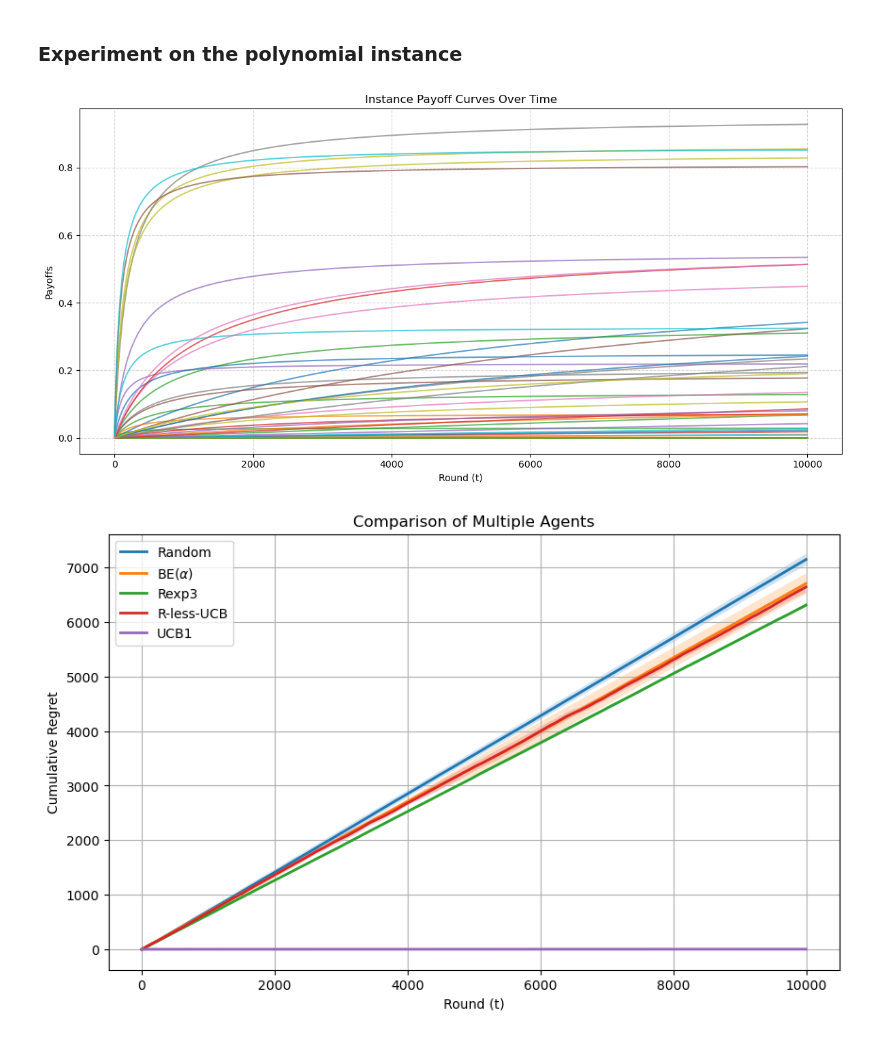
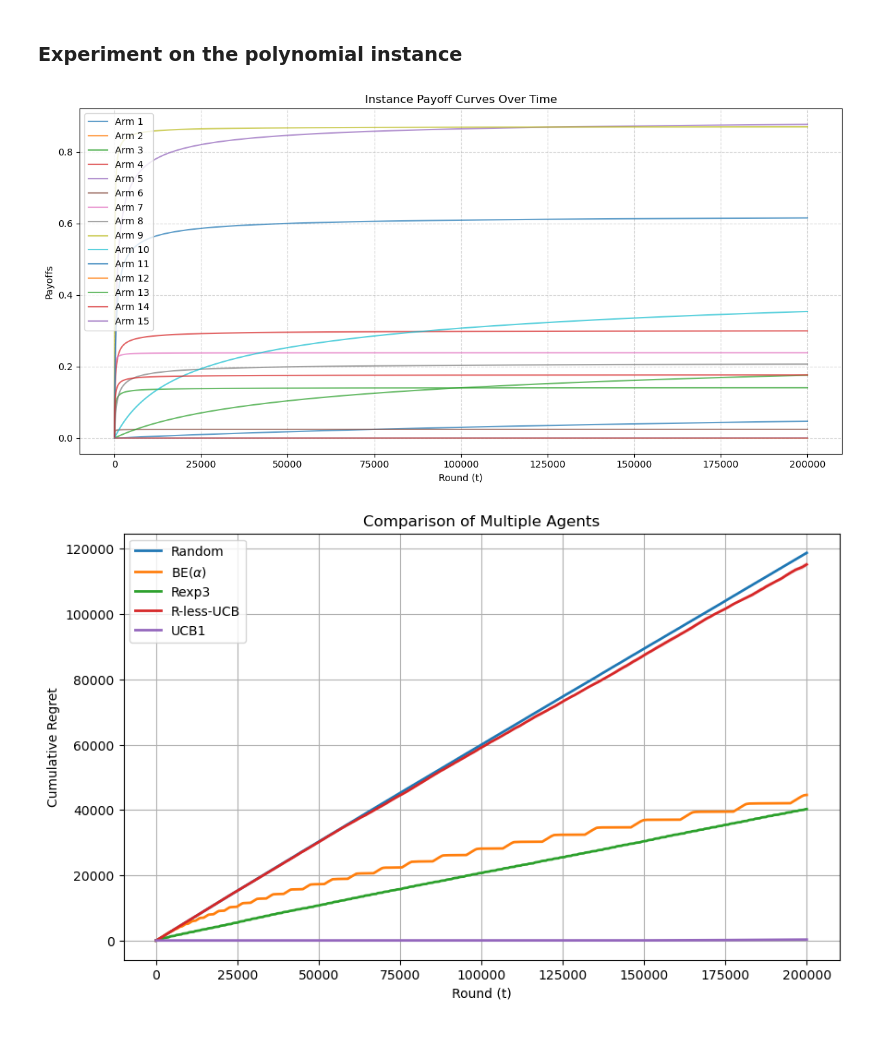
Before and after one commit to m1gwings/rcbealpha-experiments, a Jupyter notebook: bealpha-experiments.ipynb, the cells around one changed output. Saved outputs shown, nothing was run; the diff lists cells and outputs as text; code cells hidden in the pictures.

```diff
--- a/bealpha-experiments.ipynb
+++ b/bealpha-experiments.ipynb
@@ -301,11 +301,11 @@ class ExponentialInstance:
 # %% [markdown]
 ### Polynomial instance
 # %%
-class PolynomialInstance:
+class PolynomialInstance(Instance):
     def __init__(self, K, seed):
-        self.K = K
+        super().__init__(K)
+
         rng = np.random.default_rng(seed=seed)
-
         self.c = 1 - rng.random(K)
         self.a = 1 - rng.random(K)
         self.rho = 1 - rng.random(K)
@@ -437,25 +486,25 @@ plot_comparison(results_exp_inst)
 ### Experiment on the polynomial instance
 # %%
 K = 15
-T = 10000
+T = 200000
 SIGMA = 0.1
 N_RUNS = 10
 SEED = 42
 
 random_agent = RandomAgent(K=K, seed=SEED)
 bealpha_agent = BEAlphaAgent(K=K, alpha=8/3, sigma=SIGMA)
 rexpr3_agent = Rexp3Agent(K=K, delta=Rexp3Agent.tune_delta(T, K, K), gamma=Rexp3Agent.tune_gamma(T, K, K), seed=SEED)
 rlessucb_agent = RLessUCBAgent(K=K, epsilon=0.25, alpha=2.1, sigma=SIGMA)
 ucb1_agent = UCB1Agent(K=K, sigma=SIGMA)
 agents = [random_agent, bealpha_agent, rexpr3_agent, rlessucb_agent, ucb1_agent]
 
 instance = PolynomialInstance(K=K, seed=SEED)
 plot_instance(instance, T)
 # %% [output]
-[figure, old version]
+[figure, new version]
 # %%
 results_poly_inst = compare_agents(T=T, agents=agents, instance=instance, sigma=SIGMA, n_runs=N_RUNS, seed=SEED)
 # %%
 plot_comparison(results_poly_inst)
 # %% [output]
-[figure, old version]
+[figure, new version]
```
Also changed, not shown: parts of 12 cells of this notebook.
